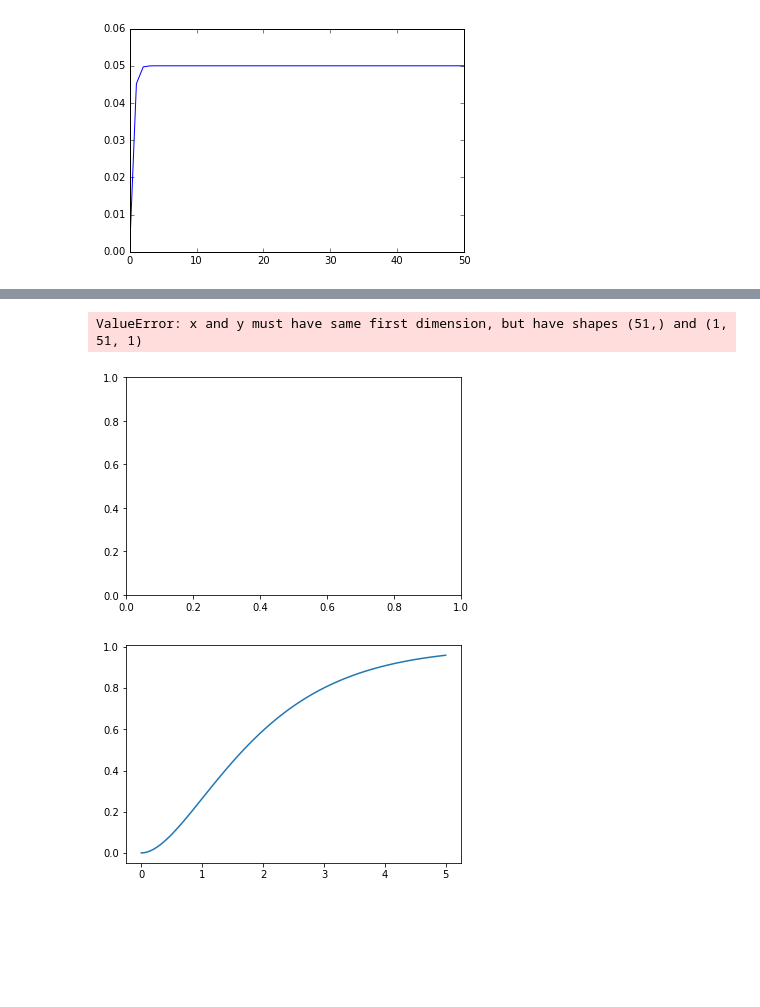
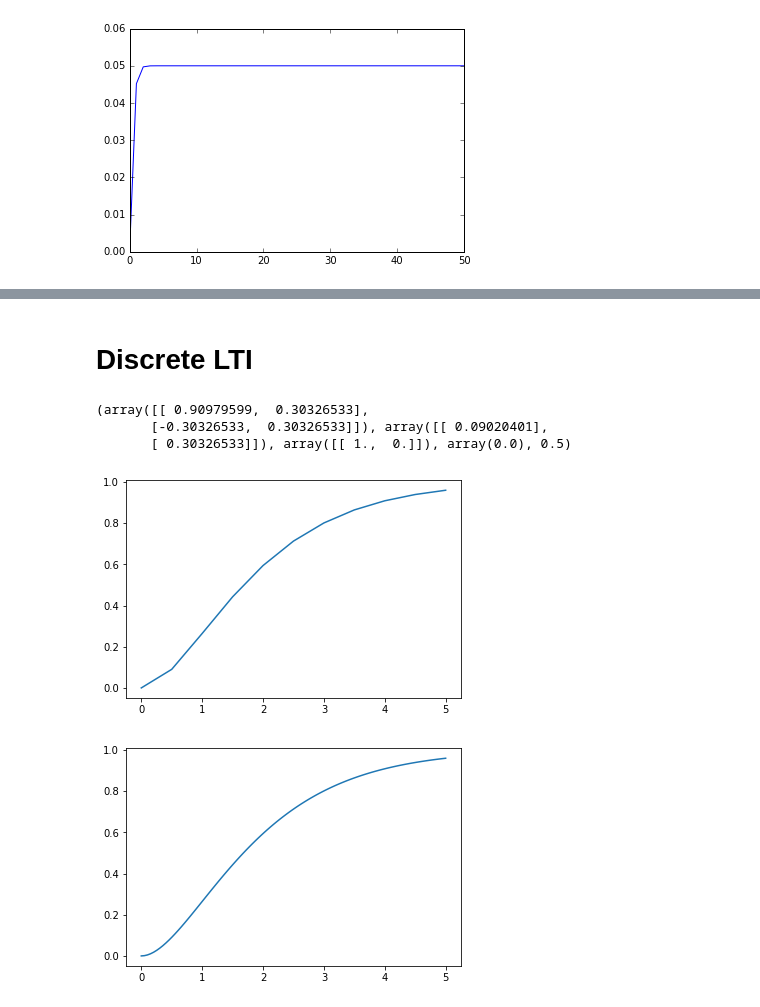
Before and after one commit to ASukhanov/Control, a Jupyter notebook: lti.ipynb, the cells around one changed output, grey strips where cells are left out. Drawn from its saved outputs; the diff is of its cells as text; code cells hidden in the pictures; blank space fills up the shorter version.

```diff
--- a/lti.ipynb
+++ b/lti.ipynb
@@ -265,22 +287,32 @@ print t
+# %% [markdown]
+# Discrete LTI
 # %%
 def discrete_spring_mass_system(m,b,k):
-    ssA = [[0., 1.], [-k/m, -b/m]]
-    ssB = [[0.], [1./m]]
-    ssC = [[1., 0.]]
-    ssD = 0.
-    return signal.dlti(ssA,ssB,ssC,ssD,dt=0.1)
+    ssA = np.array([[0., 1.], [-k/m, -b/m]])
+    ssB = np.array([[0.], [1./m]])
+    ssC = np.array([[1., 0.]])
+    ssD = np.array(0.)
+    #csys = signal.lti(ssA,ssB,ssC,ssD)
+    #print csys
+    #dsys = signal.cont2discrete((csys,),0.5) # does not work
+    dsys = signal.cont2discrete((ssA,ssB,ssC,ssD),0.5)
+    return dsys
 # %%
 m,b,k = 1., 2., 1.
 t = np.linspace(0, 5,100)
 u = np.ones_like(t)
 initial_state = [0.,0.]
 #tout, y, x = signal.dlsim(discrete_spring_mass_system(m,b,k), u,t)
-tout,y = signal.dstep(discrete_spring_mass_system(m,b,k),t=t)
-plt.plot(tout, y)
+dsys = discrete_spring_mass_system(m,b,k)
+print dsys
+tout,y = signal.dstep(dsys,t=t)
+plt.plot(tout, y[0])
 plt.show()
 # %% [output]
-ValueError: x and y must have same first dimension, but have shapes (51,) and (1, 51, 1)
+(array([[ 0.90979599,  0.30326533],
+       [-0.30326533,  0.30326533]]), array([[ 0.09020401],
+       [ 0.30326533]]), array([[ 1.,  0.]]), array(0.0), 0.5)
-[figure, old version]
+[figure, new version]
 # %%
 m,b,k = 1., 2., 1.
 #tf = ([1.0,], [1.0, -1.0], 0.1)
```
Also changed, not shown: parts of 11 cells of this notebook.
